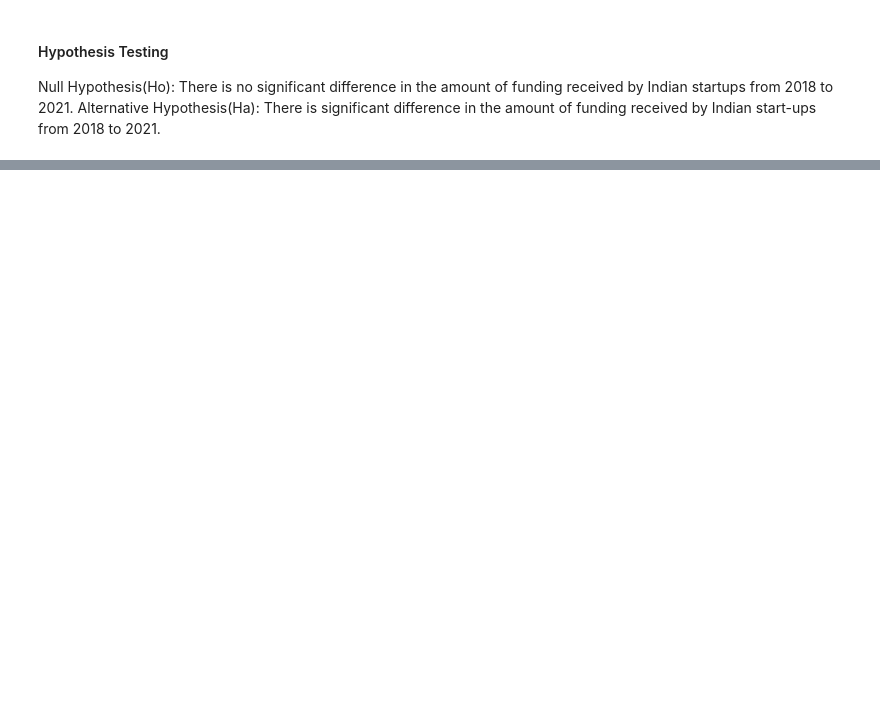
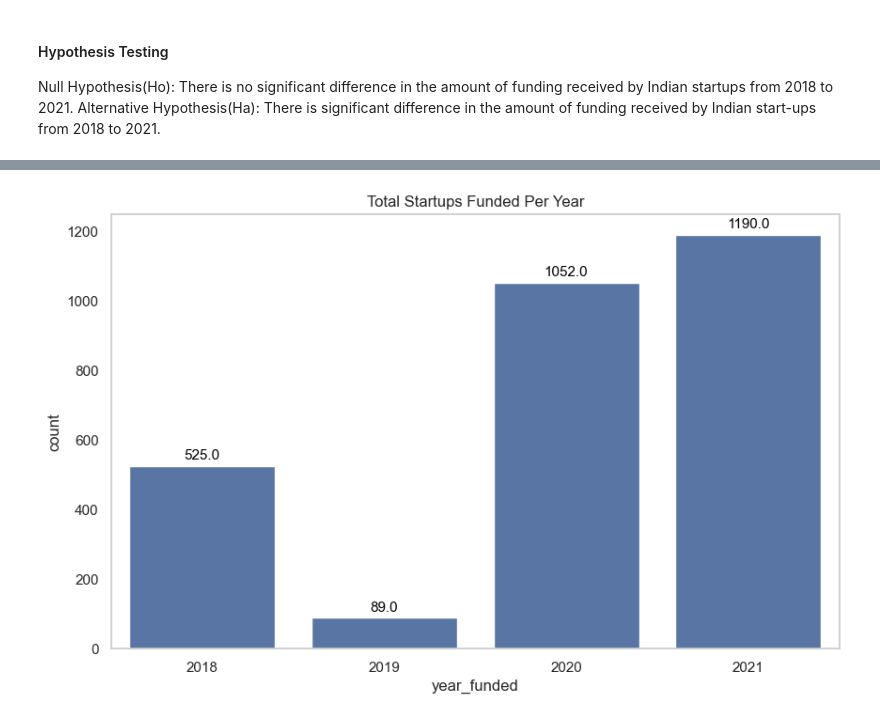
Before and after one commit to Starlady1/Analysis-of-Indian-Start-up-Ecosystem, a Jupyter notebook: Notebooks/start.ipynb, the cells around one changed output, grey strips where cells are left out. Drawn from its saved outputs; the diff is of its cells as text; code cells hidden in the pictures; blank space fills up the shorter version.

```diff
--- a/Notebooks/start.ipynb
+++ b/Notebooks/start.ipynb
@@ -1485,0 +1466,27 @@ Analytical Questions
+# %%
+# Total number of startup funded in each  Year
+Total_Startups_Funded = merged_df['year_funded'].value_counts().sort_index()
+
+# Plot a bar chart to show the number of startups funded each year
+plt.figure(figsize=(10, 6))
+
+# Use seaborn's countplot to create the bar plot
+ax = sns.countplot(x='year_funded', data=merged_df, color='b')
+
+# Annotate each bar with the height value (number of funded startups)
+for p in ax.patches:
+    ax.annotate(f'{p.get_height()}',
+                (p.get_x() + p.get_width() / 2., p.get_height()),
+                ha='center', va='baseline',
+                fontsize=11, color='black',
+                xytext=(0, 5),
+                textcoords='offset points')
+
+# Add title and remove grid
+plt.title('Total Startups Funded Per Year')
+plt.grid(False)
+
+# Show the plot
+plt.show()
+# %% [output]
+[figure, added]
```
Also changed, not shown: parts of 30 cells of this notebook, 2 other files.
